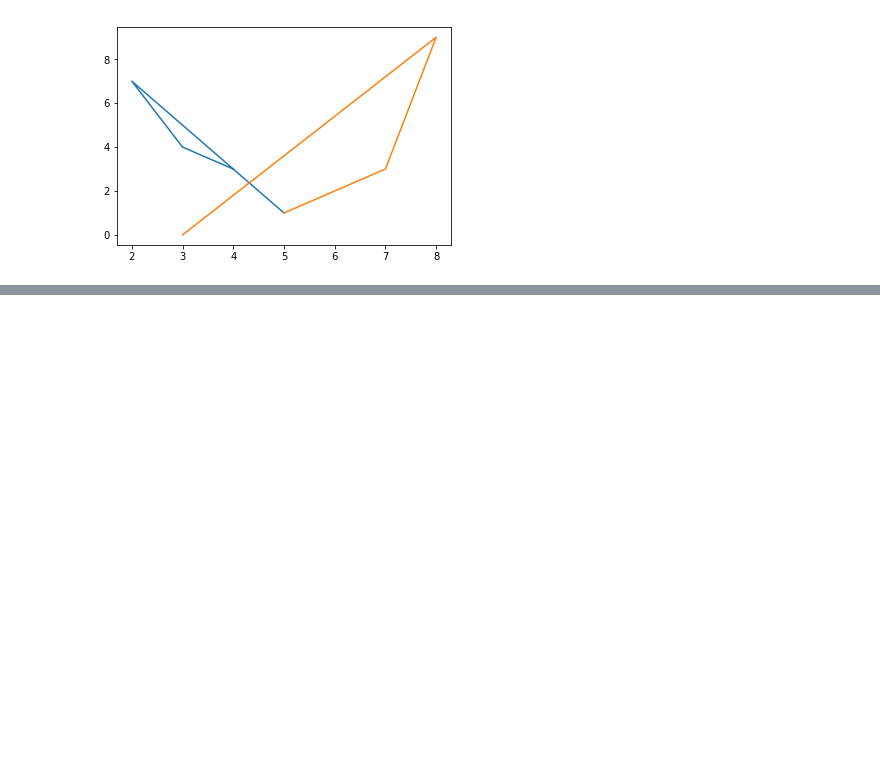
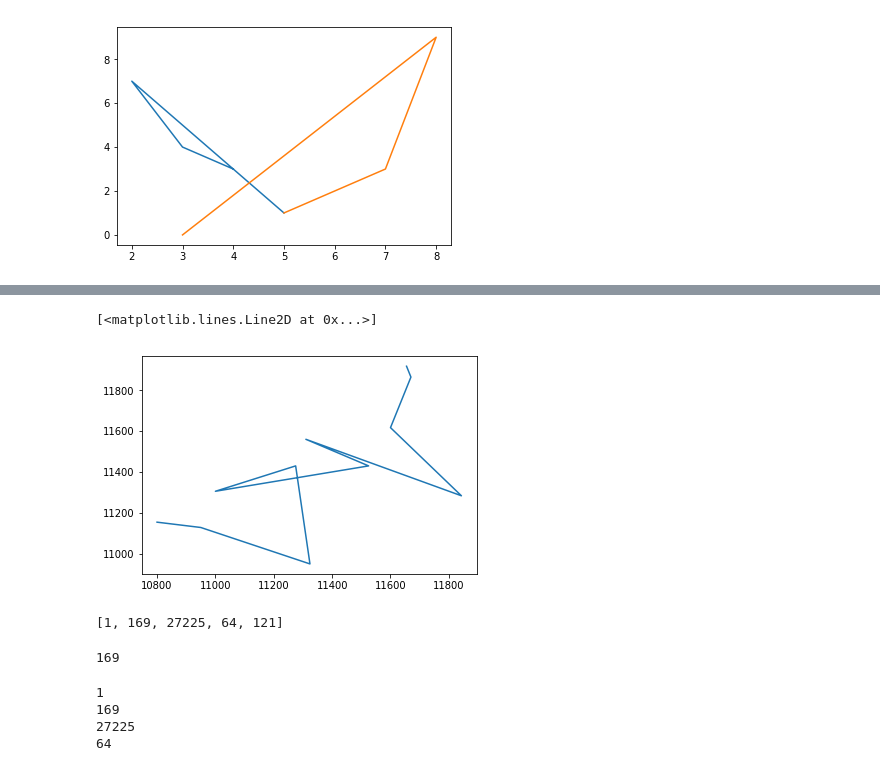
Before and after one commit to Nepile62837/Python-bootcamp, a Jupyter notebook: .ipynb, the cells around one changed output, grey strips where cells are left out. Drawn from its saved outputs; the diff is of its cells as text; code cells hidden in the pictures; blank space fills up the shorter version.

```diff
--- a/.ipynb
+++ b/.ipynb
@@ -32,0 +42,2 @@ plt.plot(a1,b2,label='graph2')
+# %%
+df=dr.data.get_data_yahoo('BAW.JO',start='2019-08-01',end='2019-08-17')
@@ -32,0 +92,29 @@ plt.plot(a1,b2,label='graph2')
+# %%
+p=df['Open']
+q=df['Close']
+import matplotlib.pyplot as plt
+plt.plot(p,q,label='barloworld')
+# %% [output]
+[<matplotlib.lines.Line2D at 0x...>]
+[figure, added]
+# %%
+x=[1,13,165,8,11]
+dummy=[]
+for i in range(0,5):
+    t=x[i]
+    dummy.append(t**2)
+print(dummy)
+# %% [output]
+[1, 169, 27225, 64, 121]
+# %%
+dummy[1]
+# %% [output]
+169
+# %%
+for i in range(0,4):
+    print (dummy[i])
+# %% [output]
+1
+169
+27225
+64
```
Also changed, not shown: parts of 6 cells of this notebook.
